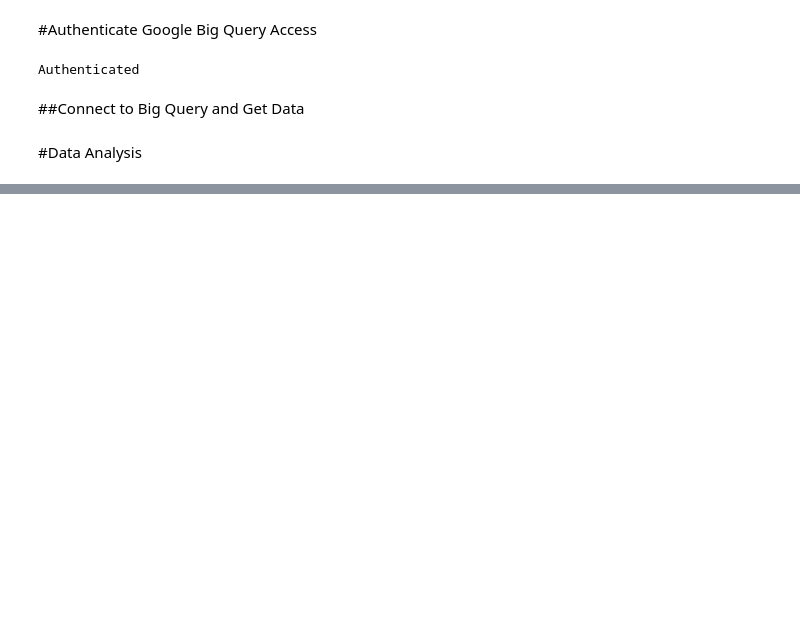
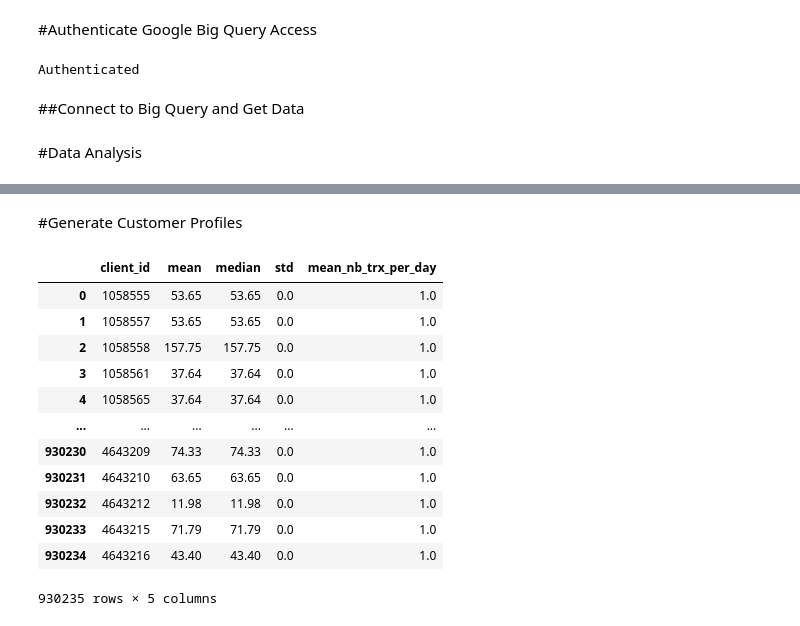
Before and after one commit to MaayanHagbi/CAS_ADS_Final_Project, a Jupyter notebook: Fraud_Detection_ML_(CAS_ADS).ipynb, the cells around one changed output, grey strips where cells are left out. Saved outputs shown, nothing was run; the diff lists cells and outputs as text; code cells hidden in the pictures; blank space fills up the shorter version.

```diff
--- a/Fraud_Detection_ML_(CAS_ADS).ipynb
+++ b/Fraud_Detection_ML_(CAS_ADS).ipynb
@@ -116,0 +111,36 @@ plt.show()
+# %% [markdown]
+#Generate Customer Profiles
+# %%
+#Calcualte Customer Profile Statistics
+cust_profiles = Data_Adf.groupby('Clientinfo_id')['amount_gbp'].agg(['mean','median']).reset_index()
+cust_profiles.columns = ['client_id','mean','median']
+cust_profiles_std = Data_Adf.groupby('Clientinfo_id')['amount_gbp'].std(ddof=0).reset_index()
+cust_profiles_std.columns = ['client_id','std']
+
+
+#Calcualte Average Number of Trx
+Data_Adf['timestamp'] = pd.to_datetime(Data_Adf['timestamp'],errors='coerce')
+trx_per_day_per_customer = Data_Adf.groupby(['Clientinfo_id', Data_Adf['timestamp'].dt.date]).size().reset_index(name='num_transactions')
+mean_nb_trx_per_day = trx_per_day_per_customer.groupby('Clientinfo_id')['num_transactions'].mean().reset_index()
+mean_nb_trx_per_day.columns = ['client_id','mean_nb_trx_per_day']
+
+#Merge Datasets to one
+cust_profiles = pd.merge(cust_profiles,cust_profiles_std,on='client_id')
+cust_profiles = pd.merge(cust_profiles,mean_nb_trx_per_day,on='client_id')
+
+#Cust_Profiles_Data
+cust_profiles
+# %% [output]
+|  | client_id | mean | median | std | mean_nb_trx_per_day |
+| 0 | 1058555 | 53.65 | 53.65 | 0.0 | 1.0 |
+| 1 | 1058557 | 53.65 | 53.65 | 0.0 | 1.0 |
+| 2 | 1058558 | 157.75 | 157.75 | 0.0 | 1.0 |
+| 3 | 1058561 | 37.64 | 37.64 | 0.0 | 1.0 |
+| 4 | 1058565 | 37.64 | 37.64 | 0.0 | 1.0 |
+| ... | ... | ... | ... | ... | ... |
+| 930230 | 4643209 | 74.33 | 74.33 | 0.0 | 1.0 |
+| 930231 | 4643210 | 63.65 | 63.65 | 0.0 | 1.0 |
+| 930232 | 4643212 | 11.98 | 11.98 | 0.0 | 1.0 |
+| 930233 | 4643215 | 71.79 | 71.79 | 0.0 | 1.0 |
+| 930234 | 4643216 | 43.40 | 43.40 | 0.0 | 1.0 |
+930235 rows × 5 columns
```
Also changed, not shown: parts of 1 cell of this notebook.
